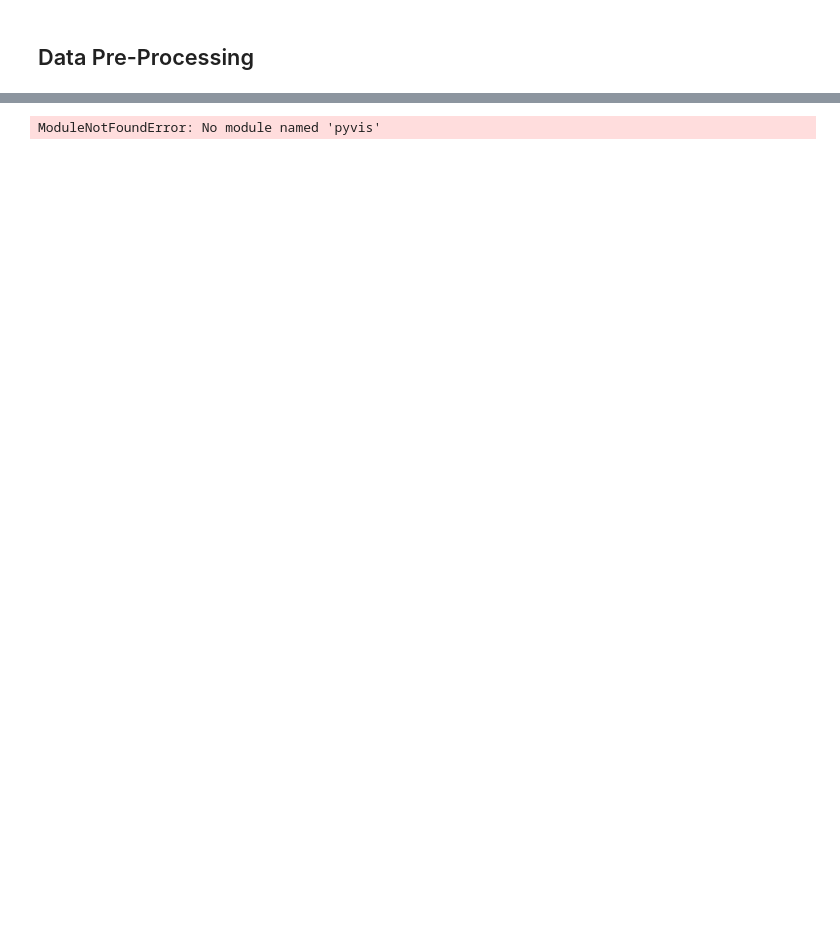
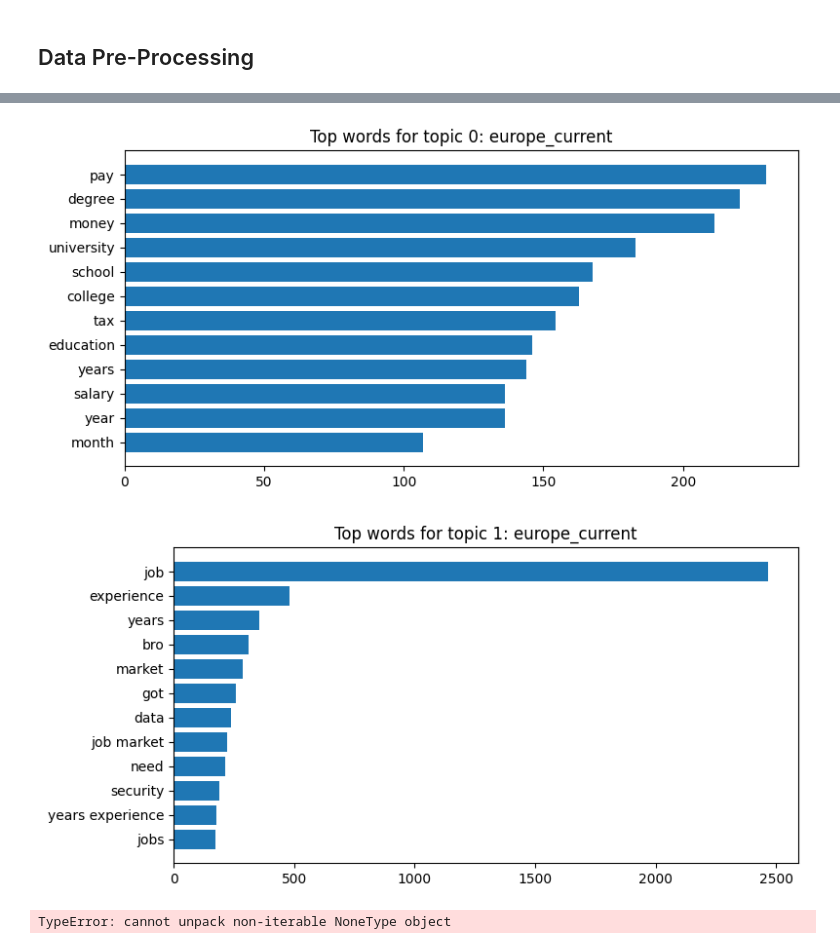
Before and after one commit to yannickkucharsky/advanced-computational-methods, a Jupyter notebook: data_preprocessing.ipynb, the cells around one changed output, grey strips where cells are left out. Saved outputs shown, nothing was run; the diff lists cells and outputs as text; code cells hidden in the pictures; blank space fills up the shorter version.

```diff
--- a/data_preprocessing.ipynb
+++ b/data_preprocessing.ipynb
@@ -297,0 +759,19 @@ plt.show()
+# %%
+def clean_comment_column(df, col="commentText"):
+    df = df.copy()
+
+    # drop real NaNs
+    df = df.dropna(subset=[col])
+
+    # strip spaces
+    df[col] = df[col].astype(str).str.strip()
+
+    # drop "nan", "none", "null", empty
+    df = df[~df[col].str.lower().isin(["nan", "none", "null", ""])]
+
+    return df
+
+europe_current = clean_comment_column(europe_current)
+europe_past    = clean_comment_column(europe_past)
+us_current     = clean_comment_column(us_current)
+us_past        = clean_comment_column(us_past)
@@ -298,3 +999,29 @@ plt.show()
+# %%
+import numpy as np
+import matplotlib.pyplot as plt
+
+def plot_top_words_per_topic(name, topic_id=0, top_n=12):
+    lda = results[name]["lda"]
+    vect = results[name]["vectorizer"]
+    feature_names = np.array(vect.get_feature_names_out())
+
+    weights = lda.components_[topic_id]
+    top_idx = weights.argsort()[::-1][:top_n]
+
+    words = feature_names[top_idx][::-1]
+    vals = weights[top_idx][::-1]
+
+    plt.figure(figsize=(8,4))
+    plt.barh(words, vals)
+    plt.title(f"Top words for topic {topic_id}: {name}")
+    plt.tight_layout()
+    plt.show()
+
+plot_top_words_per_topic("europe_current", topic_id=0, top_n=12)
+plot_top_words_per_topic("europe_current", topic_id=1, top_n=12)
+# %% [output]
+[figure, added]
+[figure, added]
 # %%
 import re
 import sys
@@ -302,7 +1029,7 @@ import subprocess
 from gensim.utils import simple_preprocess
 from gensim.corpora import Dictionary
 from gensim.models import LdaModel
-from pyvis.network import Network
+#from pyvis.network import Network
 from IPython.display import IFrame, display
 from nltk.corpus import stopwords
 from nltk.corpus import stopwords
@@ -375,7 +1102,7 @@ def lda_with_pyvis(
         dom_topic = max(dist, key=lambda x: x[1])[0]
         topic_counts[dom_topic] += 1
 
-    net = Network(height="750px", width="100%", bgcolor="#ffffff", font_color="#222", notebook=True, directed=False)
+    '''net = Network(height="750px", width="100%", bgcolor="#ffffff", font_color="#222", notebook=True, directed=False)
     net.barnes_hut()
 
     # Add topic nodes
@@ -417,7 +1144,7 @@ def lda_with_pyvis(
     net.show(html_path)
     display(IFrame(src=html_path, width="100%", height=780))
 
-    return lda, dictionary, corpus, net
+    return lda, dictionary, corpus, net'''
 
 # Run on US current comments (change df to us_past / europe_current / europe_past as needed)
 lda_model_us_current, lda_dict_us_current, lda_corpus_us_current, lda_net_us_current = lda_with_pyvis(
@@ -432,4 +1159,4 @@ lda_model_us_current, lda_dict_us_current, lda_corpus_us_current, lda_net_us_cur
 for k, terms in lda_model_us_current.print_topics(num_topics=8, num_words=10):
     print(f"Topic {k}: {terms}")
 # %% [output]
-ModuleNotFoundError: No module named 'pyvis'
+TypeError: cannot unpack non-iterable NoneType object
```
Also changed, not shown: parts of 19 cells of this notebook, 37 other files.
